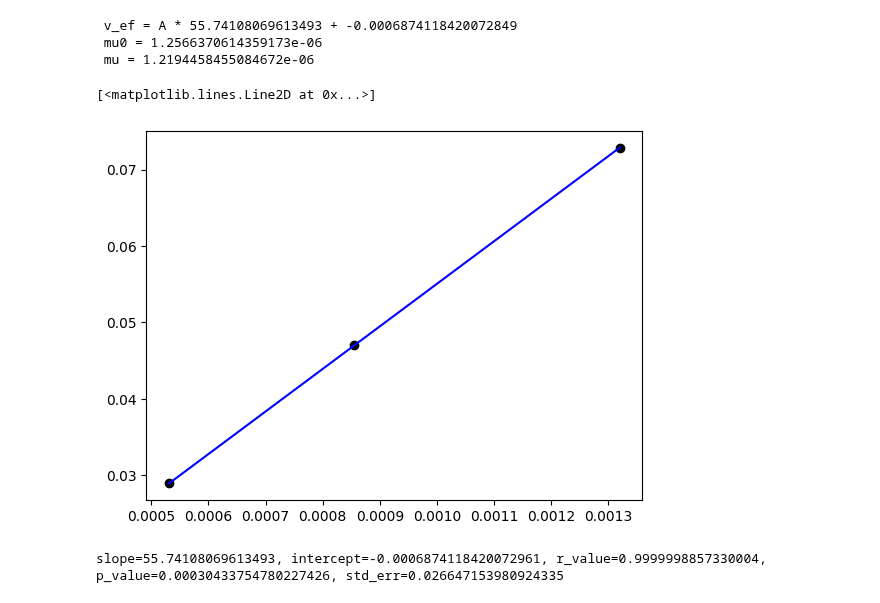
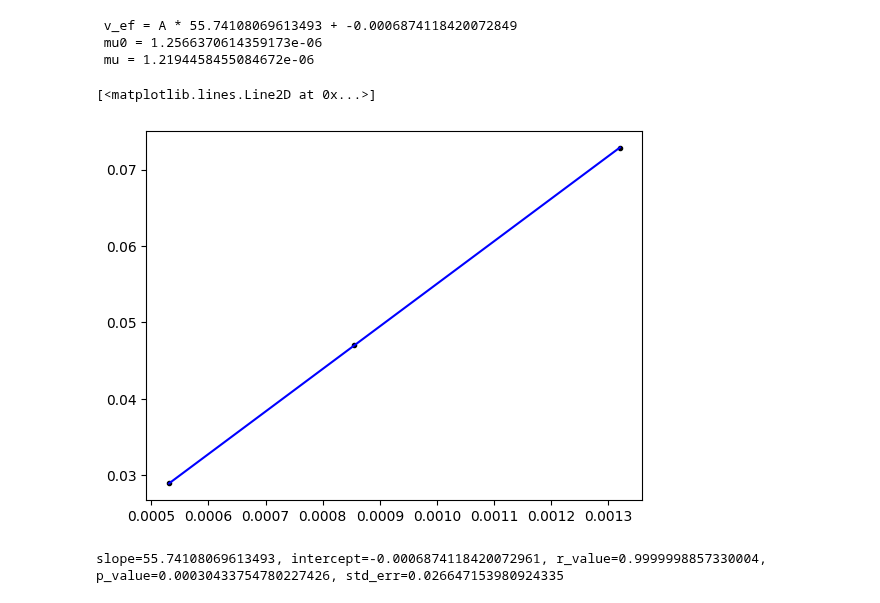
Before and after one commit to inniyah/JupyterTests, a Jupyter notebook: work/EjInduccionEM.ipynb, the cells around one changed output. Saved outputs shown, nothing was run; the diff lists cells and outputs as text; code cells hidden in the pictures.

```diff
--- a/work/EjInduccionEM.ipynb
+++ b/work/EjInduccionEM.ipynb
@@ -37,0 +141,15 @@ plt.plot( [ freq[0], freq[-1] ], [ a+b*freq[0], a+b*freq[-1] ], 'b-')
+# %%
+lpb, upb, x = predband(freq, v_ef, a, b, x=freq)
+
+f = plt.figure()
+
+plt.plot(freq, v_ef, 'k.')
+plt.plot( freq, a + b * freq, 'b-')
+
+plt.plot(x, lpb)
+plt.plot(x, upb)
+
+print(upb)
+print(lpb)
+
+print(max(upb - lpb))
@@ -53,28 +178,28 @@ error=3.6856392775611554e-09
 # %%
 D = array([ 26, 33, 41 ]) # mm de diámetro
 r = D / 2 # radio
 A = pi * (r/1000)**2 # área de la sección en m**2
 n = 300 # número de vueltas de la espira
 freq = 1000 # Hz
 v_ef = array([ 28.9, 47, 72.9 ]) / 1000 # A (mA/1000)
 
 b, a = polyfit(A, v_ef, 1)
 print(f" v_ef = A * {b} + {a}")
 
 mu0 = 4e-7 * pi
 print(f" mu0 = {mu0}")
 
 mu = b / (2 * pi * freq * n * N * I_ef)
 print(f" mu = {mu}")
 
 f = plt.figure()
-plt.plot(A, v_ef, 'ko')
-plt.plot( [ A[0], A[-1] ], [ a+b*A[0], a+b*A[-1] ], 'b-')
+plt.plot(A, v_ef, 'k.')
+plt.plot( A, a + b * A, 'b-')
 # %% [output]
  v_ef = A * 55.74108069613493 + -0.0006874118420072849
  mu0 = 1.2566370614359173e-06
  mu = 1.2194458455084672e-06
 [<matplotlib.lines.Line2D at 0x...>]
-[figure, old version]
+[figure, new version]
 # %%
 from scipy import stats
```
Also changed, not shown: parts of 11 cells of this notebook.
